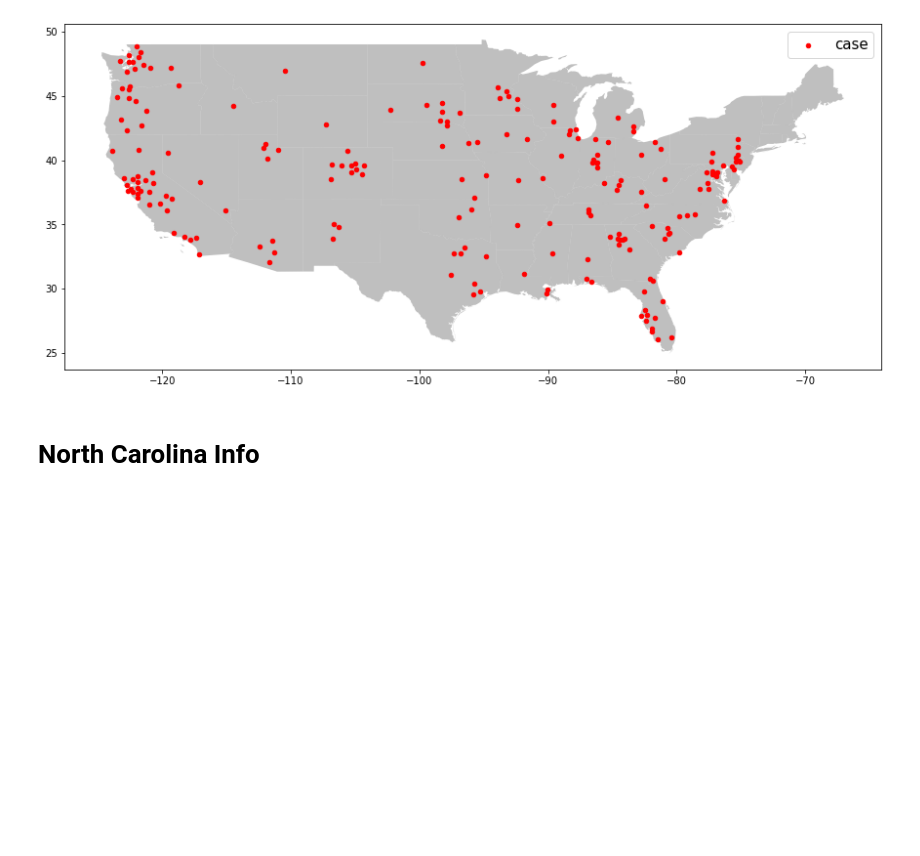
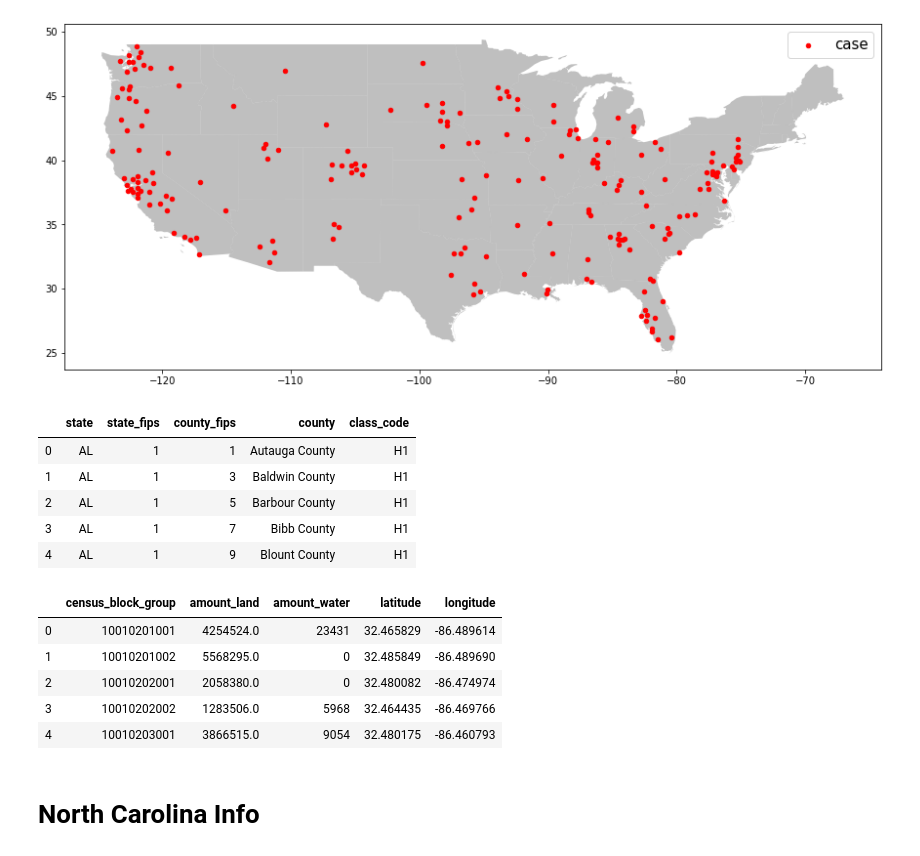
Before and after one commit to dougfoo/machineLearning, a Jupyter notebook: covid/COVID-Analysis-2.ipynb, the cells around one changed output. Drawn from its saved outputs; the diff is of its cells as text; code cells hidden in the pictures; blank space fills up the shorter version.

```diff
--- a/covid/COVID-Analysis-2.ipynb
+++ b/covid/COVID-Analysis-2.ipynb
@@ -330,6 +332,27 @@ plt.legend(prop={'size': 15})
 # %% [output]
 <matplotlib.legend.Legend at 0x...>
 [figure]
+# %%
+fips_df = pd.read_csv('maps/safegraph_open_census_data/metadata/cbg_fips_codes.csv')
+cgeo_df = pd.read_csv('maps/safegraph_open_census_data/metadata/cbg_geographic_data.csv')
+
+#first 5 digits are fips state+county
+
+display(fips_df.head())
+display(cgeo_df.head())
+# %% [output]
+|  | state | state_fips | county_fips | county | class_code |
+| 0 | AL | 1 | 1 | Autauga County | H1 |
+| 1 | AL | 1 | 3 | Baldwin County | H1 |
+| 2 | AL | 1 | 5 | Barbour County | H1 |
+| 3 | AL | 1 | 7 | Bibb County | H1 |
+| 4 | AL | 1 | 9 | Blount County | H1 |
+|  | census_block_group | amount_land | amount_water | latitude | longitude |
+| 0 | 10010201001 | 4254524.0 | 23431 | 32.465829 | -86.489614 |
+| 1 | 10010201002 | 5568295.0 | 0 | 32.485849 | -86.489690 |
+| 2 | 10010202001 | 2058380.0 | 0 | 32.480082 | -86.474974 |
+| 3 | 10010202002 | 1283506.0 | 5968 | 32.464435 | -86.469766 |
+| 4 | 10010203001 | 3866515.0 | 9054 | 32.480175 | -86.460793 |
 # %% [markdown]
 # North Carolina Info
 # %%
```
Also changed, not shown: parts of 2 cells of this notebook.
